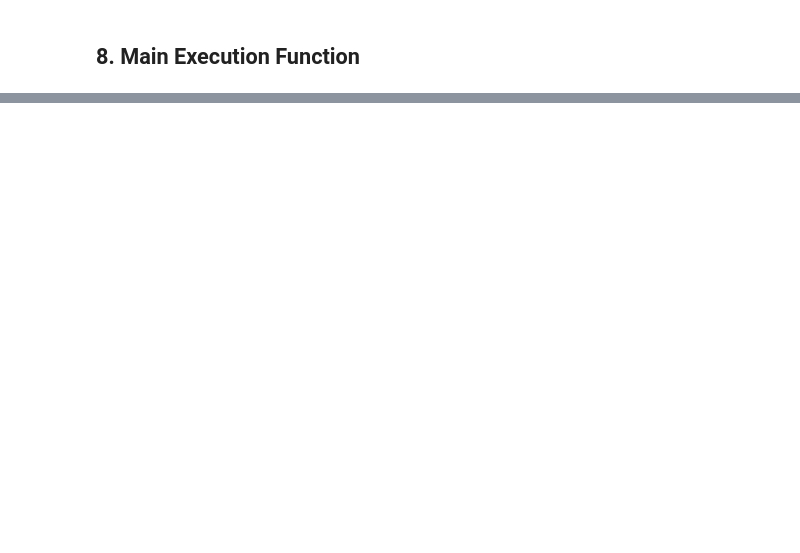
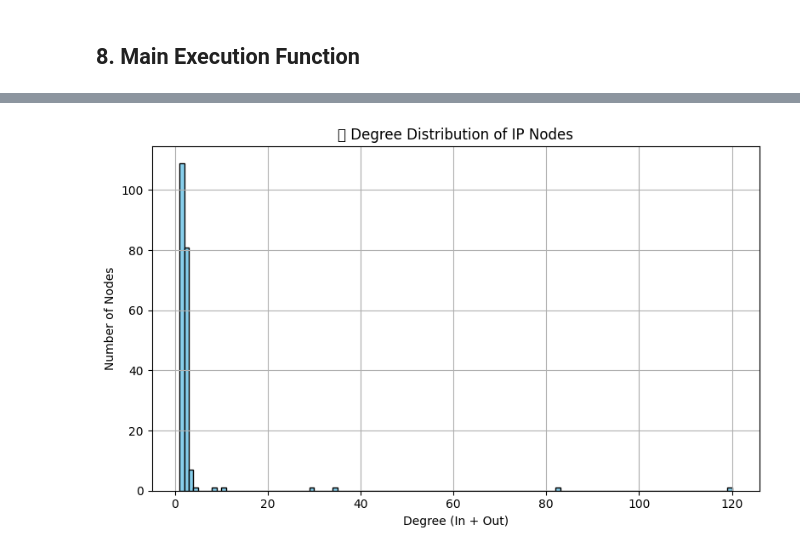
Before and after one commit to GowdaVarun/Network_traffic_anomaly_detection, a Jupyter notebook: packet_classification_improved.ipynb, the cells around one changed output, grey strips where cells are left out. Drawn from its saved outputs; the diff is of its cells as text; code cells hidden in the pictures; blank space fills up the shorter version.

```diff
--- a/packet_classification_improved.ipynb
+++ b/packet_classification_improved.ipynb
@@ -505,0 +557,13 @@ Precision: 0.6324
+# %%
+# Degree distribution
+degrees = [G.degree(n) for n in G.nodes()]
+plt.figure(figsize=(8, 5))
+plt.hist(degrees, bins=range(1, max(degrees)+2), color='skyblue', edgecolor='black')
+plt.title("📊 Degree Distribution of IP Nodes")
+plt.xlabel("Degree (In + Out)")
+plt.ylabel("Number of Nodes")
+plt.grid(True)
+plt.tight_layout()
+plt.show()
+# %% [output]
+[figure, added]
```
Also changed, not shown: parts of 25 cells of this notebook, 3 other files.
